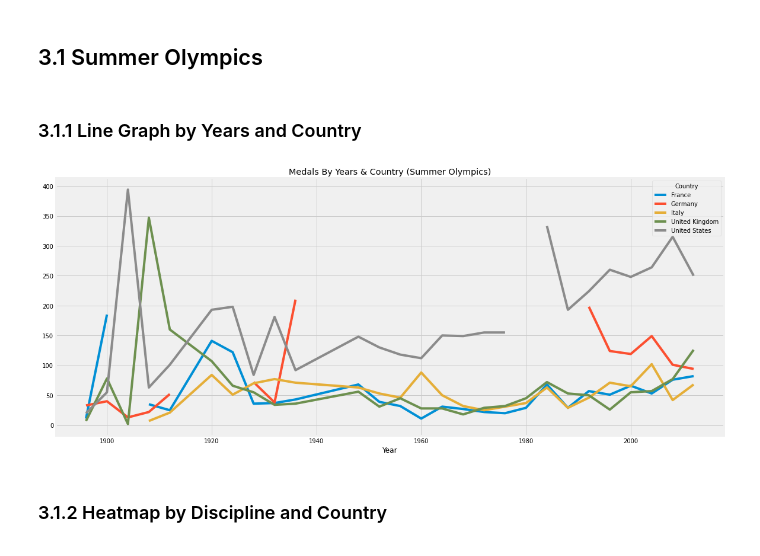
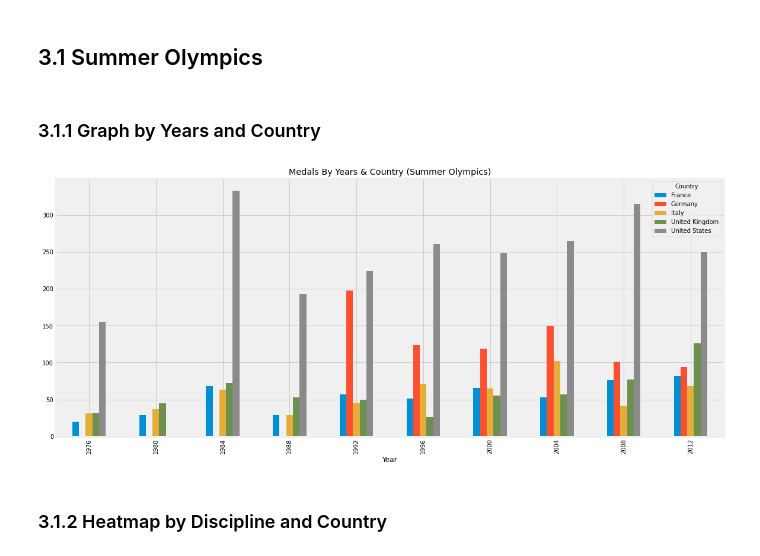
Before and after one commit to eozhisarcikli/olympic-game-analysis, a Jupyter notebook: Analysis & Visualization.ipynb, the cells around one changed output. Cells and saved outputs as stored; diff of their text form; code cells hidden in the pictures.

```diff
--- a/Analysis & Visualization.ipynb
+++ b/Analysis & Visualization.ipynb
@@ -250,18 +252,20 @@ winter.head()
 # %% [markdown]
 ## 3.1 Summer Olympics
 # %% [markdown]
-### 3.1.1 Line Graph by Years and Country
+### 3.1.1 Graph by Years and Country
 # %%
-summer_linegraph_years=summer.groupby(['Country','Year'])['Medal'].count().reset_index()
-summer_linegraph_years=summer_linegraph_years[summer_linegraph_years['Country'].isin(summer['Country'].value_counts()[:5].index)]
-summer_linegraph_years=summer_linegraph_years.pivot('Year','Country','Medal')
-summer_linegraph_years.plot()
+summer_graph_years_list=summer['Year'].unique()[-10:].tolist()
+summer_graph_years=summer.groupby(['Country','Year'])['Medal'].count().reset_index()
+summer_graph_years=summer_graph_years[summer_graph_years['Country'].isin(summer['Country'].value_counts()[:5].index)]
+summer_graph_years=summer_graph_years[summer_graph_years['Year'].isin(summer_graph_years_list)]
+summer_graph_years=summer_graph_years.pivot('Year','Country','Medal')
+summer_graph_years.plot(kind='bar')
 fig=plt.gcf()
 fig.set_size_inches(18,8)
 plt.title('Medals By Years & Country (Summer Olympics)')
 plt.show()
 # %% [output]
-[figure, old version]
+[figure, new version]
 # %% [markdown]
 ### 3.1.2 Heatmap by Discipline and Country
 # %%
```
Also changed, not shown: parts of 4 cells of this notebook.
